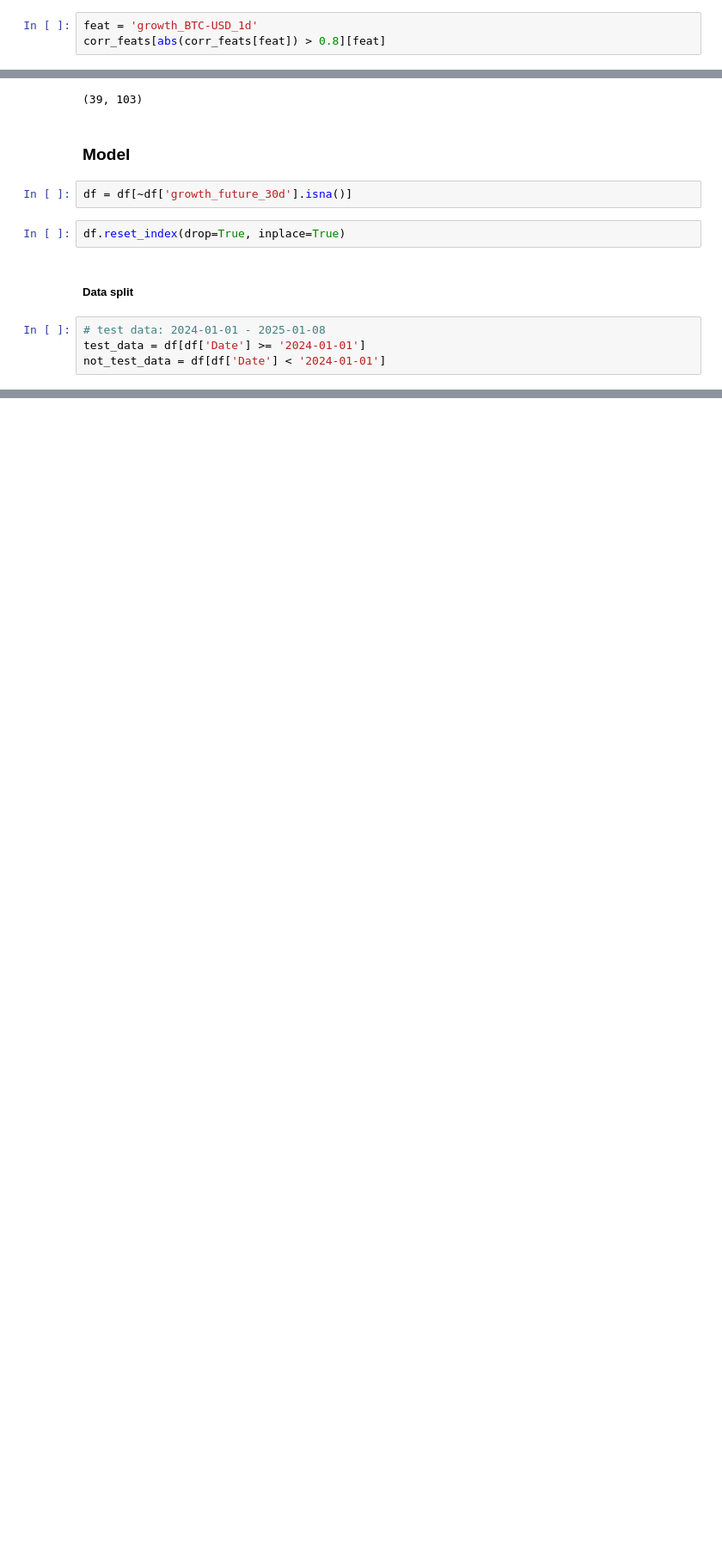
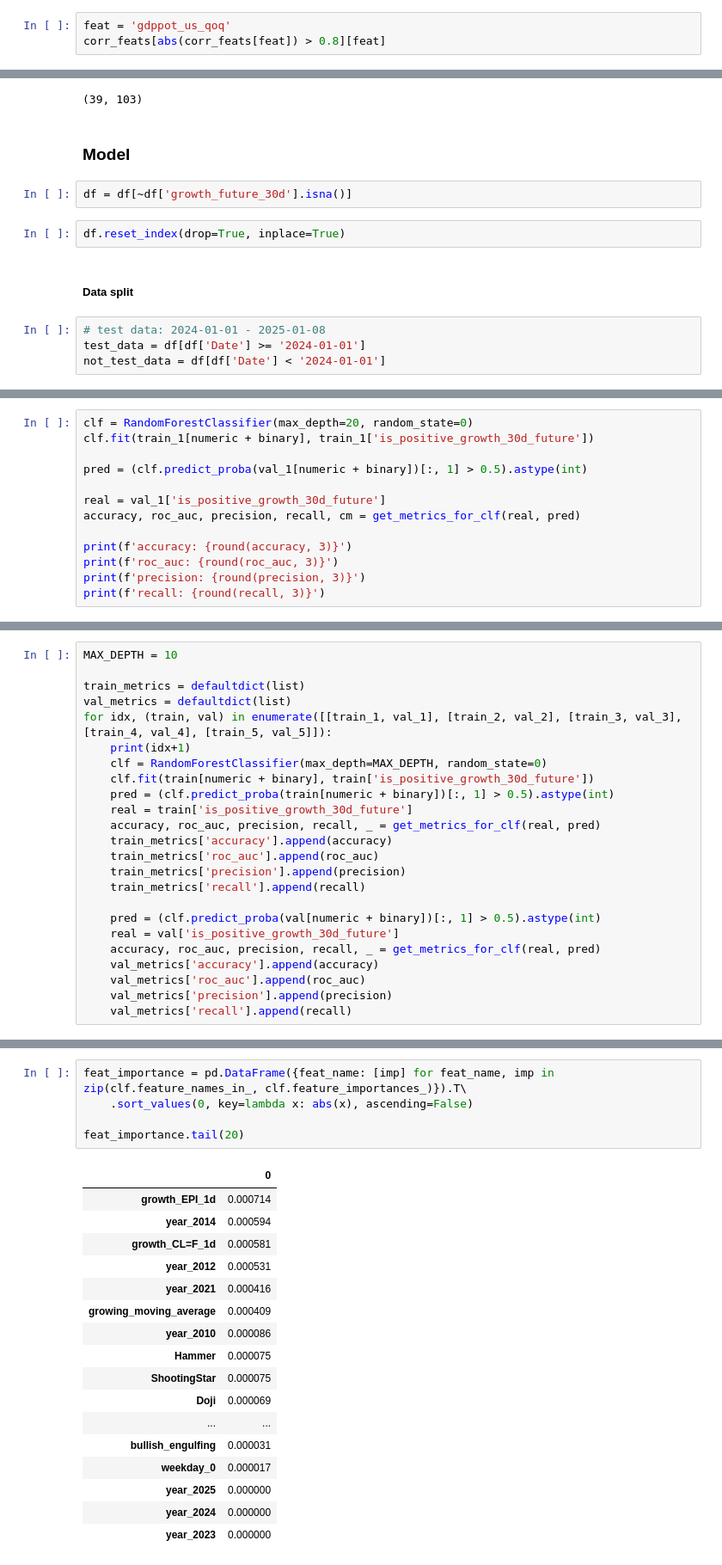
Before and after one commit to foookinaaa/trading_strategy, a Jupyter notebook: src/trading_strategy/notebooks/2_eda.ipynb, the cells around one changed output, grey strips where cells are left out. Shown at 86% size. Cells and saved outputs as stored; diff of their text form; blank space fills up the shorter version.

```diff
--- a/src/trading_strategy/notebooks/2_eda.ipynb
+++ b/src/trading_strategy/notebooks/2_eda.ipynb
@@ -194,6 +215,6 @@ columns = ['growing_moving_average', 'high_minus_low_relative',
 
 corr_feats = df[columns + to_predict_numerical + to_predict_binary].corr()
 # %%
-feat = 'growth_BTC-USD_1d'
+feat = 'gdppot_us_qoq'
 corr_feats[abs(corr_feats[feat]) > 0.8][feat]
 # %% [output]
@@ -353,0 +635,13 @@ val_5
+# %%
+clf = RandomForestClassifier(max_depth=20, random_state=0)
+clf.fit(train_1[numeric + binary], train_1['is_positive_growth_30d_future'])
+
+pred = (clf.predict_proba(val_1[numeric + binary])[:, 1] > 0.5).astype(int)
+
+real = val_1['is_positive_growth_30d_future']
+accuracy, roc_auc, precision, recall, cm = get_metrics_for_clf(real, pred)
+
+print(f'accuracy: {round(accuracy, 3)}')
+print(f'roc_auc: {round(roc_auc, 3)}')
+print(f'precision: {round(precision, 3)}')
+print(f'recall: {round(recall, 3)}')
@@ -353,0 +672,24 @@ val_5
+# %%
+MAX_DEPTH = 10
+
+train_metrics = defaultdict(list)
+val_metrics = defaultdict(list)
+for idx, (train, val) in enumerate([[train_1, val_1], [train_2, val_2], [train_3, val_3], [train_4, val_4], [train_5, val_5]]):
+    print(idx+1)
+    clf = RandomForestClassifier(max_depth=MAX_DEPTH, random_state=0)
+    clf.fit(train[numeric + binary], train['is_positive_growth_30d_future'])
+    pred = (clf.predict_proba(train[numeric + binary])[:, 1] > 0.5).astype(int)
+    real = train['is_positive_growth_30d_future']
+    accuracy, roc_auc, precision, recall, _ = get_metrics_for_clf(real, pred)
+    train_metrics['accuracy'].append(accuracy)
+    train_metrics['roc_auc'].append(roc_auc)
+    train_metrics['precision'].append(precision)
+    train_metrics['recall'].append(recall)
+
+    pred = (clf.predict_proba(val[numeric + binary])[:, 1] > 0.5).astype(int)
+    real = val['is_positive_growth_30d_future']
+    accuracy, roc_auc, precision, recall, _ = get_metrics_for_clf(real, pred)
+    val_metrics['accuracy'].append(accuracy)
+    val_metrics['roc_auc'].append(roc_auc)
+    val_metrics['precision'].append(precision)
+    val_metrics['recall'].append(recall)
@@ -353,0 +726,23 @@ val_5
+# %%
+feat_importance = pd.DataFrame({feat_name: [imp] for feat_name, imp in zip(clf.feature_names_in_, clf.feature_importances_)}).T\
+    .sort_values(0, key=lambda x: abs(x), ascending=False)
+
+feat_importance.tail(20)
+# %% [output]
+|  | 0 |
+| growth_EPI_1d | 0.000714 |
+| year_2014 | 0.000594 |
+| growth_CL=F_1d | 0.000581 |
+| year_2012 | 0.000531 |
+| year_2021 | 0.000416 |
+| growing_moving_average | 0.000409 |
+| year_2010 | 0.000086 |
+| Hammer | 0.000075 |
+| ShootingStar | 0.000075 |
+| Doji | 0.000069 |
+| ... | ... |
+| bullish_engulfing | 0.000031 |
+| weekday_0 | 0.000017 |
+| year_2025 | 0.000000 |
+| year_2024 | 0.000000 |
+| year_2023 | 0.000000 |
```
Also changed, not shown: parts of 39 cells of this notebook, 4 other files.
